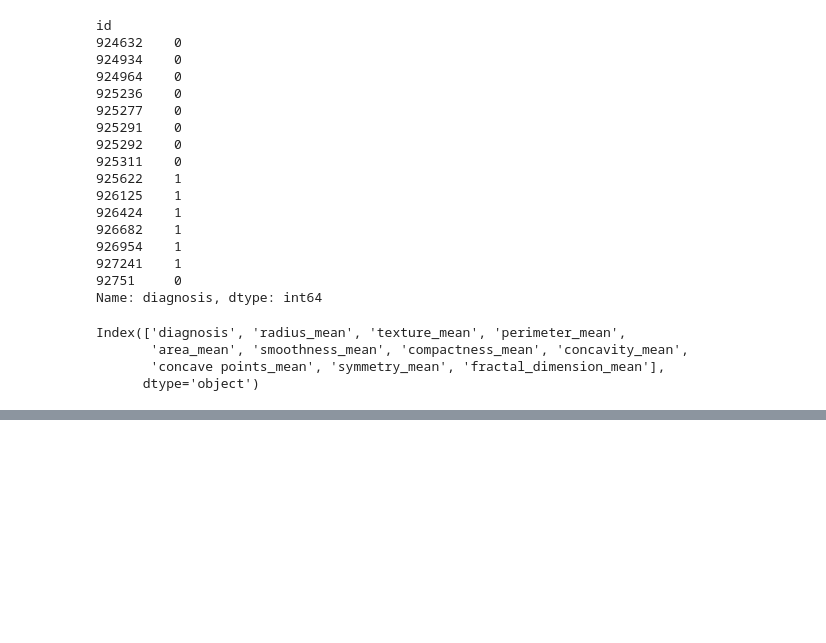
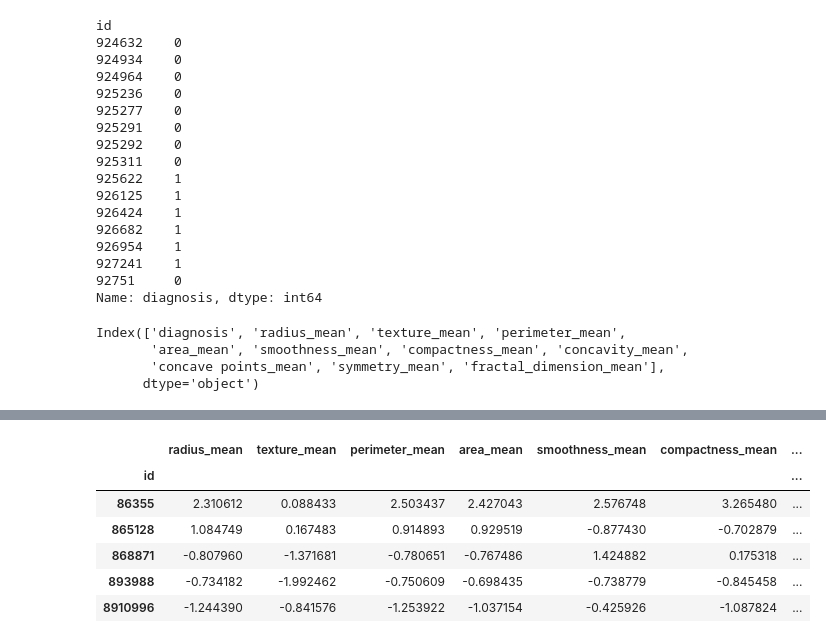
Before and after one commit to a-forty-two/dfe_jul_2022, a Jupyter notebook: HelloML.ipynb, the cells around one changed output, grey strips where cells are left out. Cells and saved outputs as stored; diff of their text form; code cells hidden in the pictures; blank space fills up the shorter version.

```diff
--- a/HelloML.ipynb
+++ b/HelloML.ipynb
@@ -250,0 +254,17 @@ for col_name in X_norm.columns:
+# %%
+# Divide the data between
+# Training and Testing
+from sklearn.model_selection import train_test_split
+xtrain,xtest,ytrain,ytest = train_test_split(X_norm,
+                                                Y,
+                                                test_size=0.2)
+# %%
+xtrain[:5]
+# %% [output]
+|  | radius_mean | texture_mean | perimeter_mean | area_mean | smoothness_mean | compactness_mean | ... |
+| id |  |  |  |  |  |  | ... |
+| 86355 | 2.310612 | 0.088433 | 2.503437 | 2.427043 | 2.576748 | 3.265480 | ... |
+| 865128 | 1.084749 | 0.167483 | 0.914893 | 0.929519 | -0.877430 | -0.702879 | ... |
+| 868871 | -0.807960 | -1.371681 | -0.780651 | -0.767486 | 1.424882 | 0.175318 | ... |
+| 893988 | -0.734182 | -1.992462 | -0.750609 | -0.698435 | -0.738779 | -0.845458 | ... |
+| 8910996 | -1.244390 | -0.841576 | -1.253922 | -1.037154 | -0.425926 | -1.087824 | ... |
```
Also changed, not shown: parts of 15 cells of this notebook.
